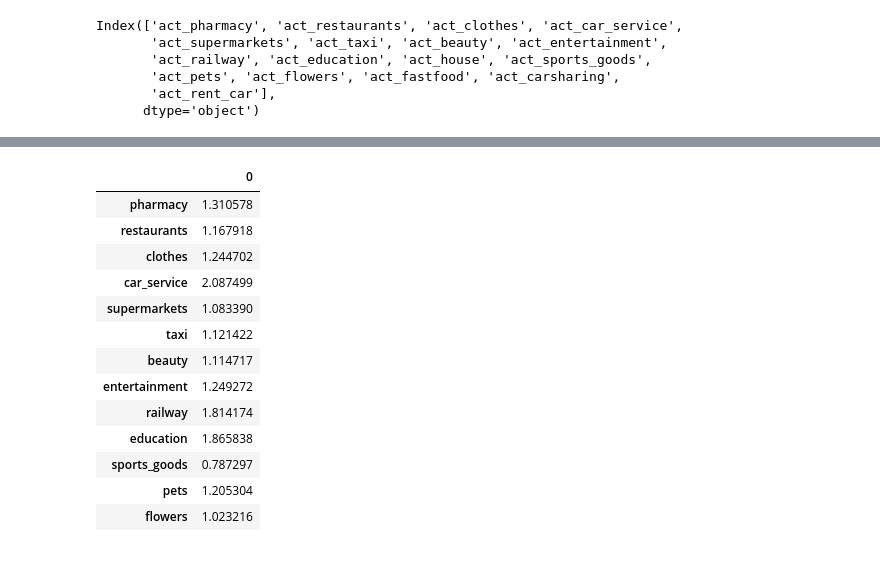
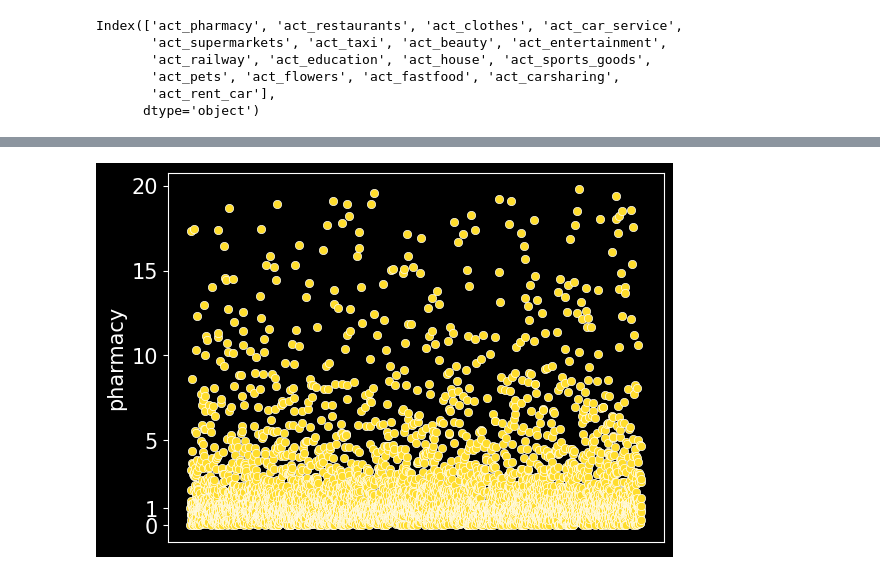
Before and after one commit to Cheshuyka/DANO, a Jupyter notebook: preprocessing.ipynb, the cells around one changed output, grey strips where cells are left out. Saved outputs shown, nothing was run; the diff lists cells and outputs as text; code cells hidden in the pictures.

```diff
--- a/preprocessing.ipynb
+++ b/preprocessing.ipynb
@@ -343,17 +290,9 @@ mechanism
-# %%
-mechanism.median().to_frame()
-# %% [output]
-|  | 0 |
-| pharmacy | 1.310578 |
-| restaurants | 1.167918 |
-| clothes | 1.244702 |
-| car_service | 2.087499 |
-| supermarkets | 1.083390 |
-| taxi | 1.121422 |
-| beauty | 1.114717 |
-| entertainment | 1.249272 |
-| railway | 1.814174 |
-| education | 1.865838 |
-| sports_goods | 0.787297 |
-| pets | 1.205304 |
-| flowers | 1.023216 |
+# %%
+pharmMech = mechanism[0][z[0] <= 1]
+sns.scatterplot(data=pharmMech, color='#FFDD2D')
+plt.xticks([])
+plt.yticks([0, 1, 5, 10, 15, 20])
+plt.savefig('PharmacyAfter.svg')
+plt.show()
+# %% [output]
+[figure, added]
```
Also changed, not shown: parts of 25 cells of this notebook, 15 other files.
